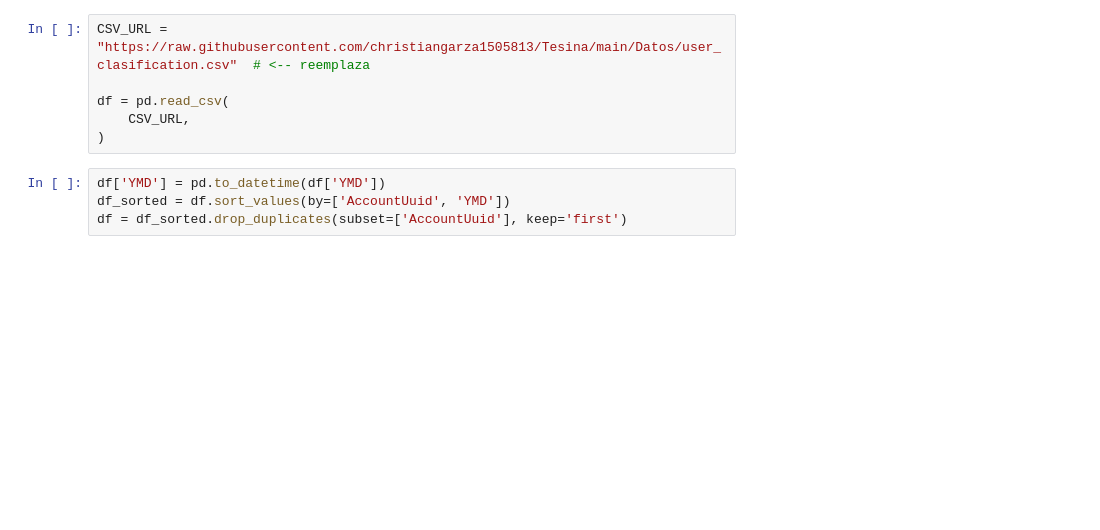
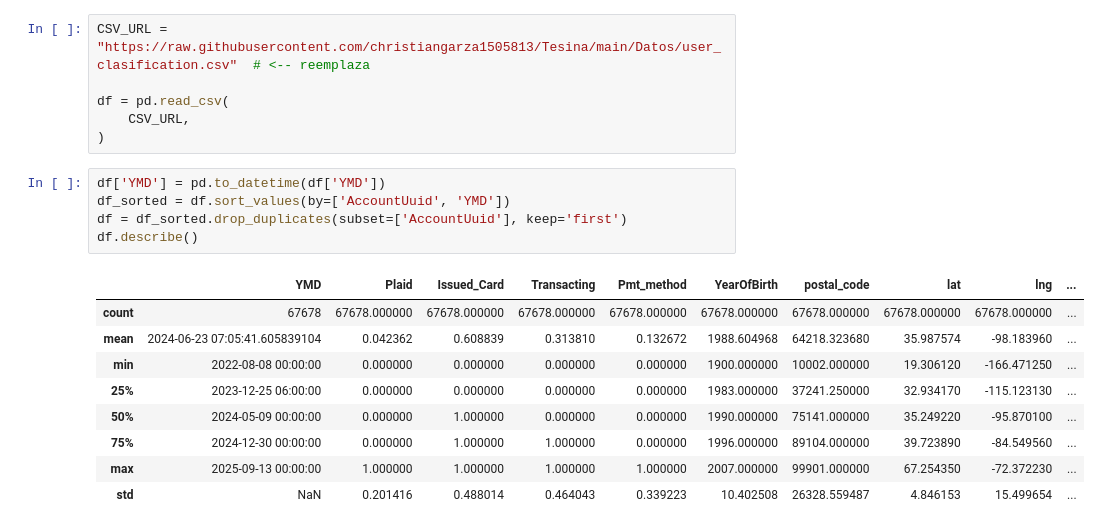
Before and after one commit to christiangarza1505813/Tesina, a Jupyter notebook: Model/model.ipynb, the cells around one changed output. Cells and saved outputs as stored; diff of their text form; blank space fills up the shorter version.

```diff
--- a/Model/model.ipynb
+++ b/Model/model.ipynb
@@ -20,4 +20,15 @@ df = pd.read_csv(
 # %%
 df['YMD'] = pd.to_datetime(df['YMD'])
 df_sorted = df.sort_values(by=['AccountUuid', 'YMD'])
 df = df_sorted.drop_duplicates(subset=['AccountUuid'], keep='first')
+df.describe()
+# %% [output]
+|  | YMD | Plaid | Issued_Card | Transacting | Pmt_method | YearOfBirth | postal_code | lat | lng | ... |
+| count | 67678 | 67678.000000 | 67678.000000 | 67678.000000 | 67678.000000 | 67678.000000 | 67678.000000 | 67678.000000 | 67678.000000 | ... |
+| mean | 2024-06-23 07:05:41.605839104 | 0.042362 | 0.608839 | 0.313810 | 0.132672 | 1988.604968 | 64218.323680 | 35.987574 | -98.183960 | ... |
+| min | 2022-08-08 00:00:00 | 0.000000 | 0.000000 | 0.000000 | 0.000000 | 1900.000000 | 10002.000000 | 19.306120 | -166.471250 | ... |
+| 25% | 2023-12-25 06:00:00 | 0.000000 | 0.000000 | 0.000000 | 0.000000 | 1983.000000 | 37241.250000 | 32.934170 | -115.123130 | ... |
+| 50% | 2024-05-09 00:00:00 | 0.000000 | 1.000000 | 0.000000 | 0.000000 | 1990.000000 | 75141.000000 | 35.249220 | -95.870100 | ... |
+| 75% | 2024-12-30 00:00:00 | 0.000000 | 1.000000 | 1.000000 | 0.000000 | 1996.000000 | 89104.000000 | 39.723890 | -84.549560 | ... |
+| max | 2025-09-13 00:00:00 | 1.000000 | 1.000000 | 1.000000 | 1.000000 | 2007.000000 | 99901.000000 | 67.254350 | -72.372230 | ... |
+| std | NaN | 0.201416 | 0.488014 | 0.464043 | 0.339223 | 10.402508 | 26328.559487 | 4.846153 | 15.499654 | ... |
```
Also changed, not shown: parts of 6 cells of this notebook.
